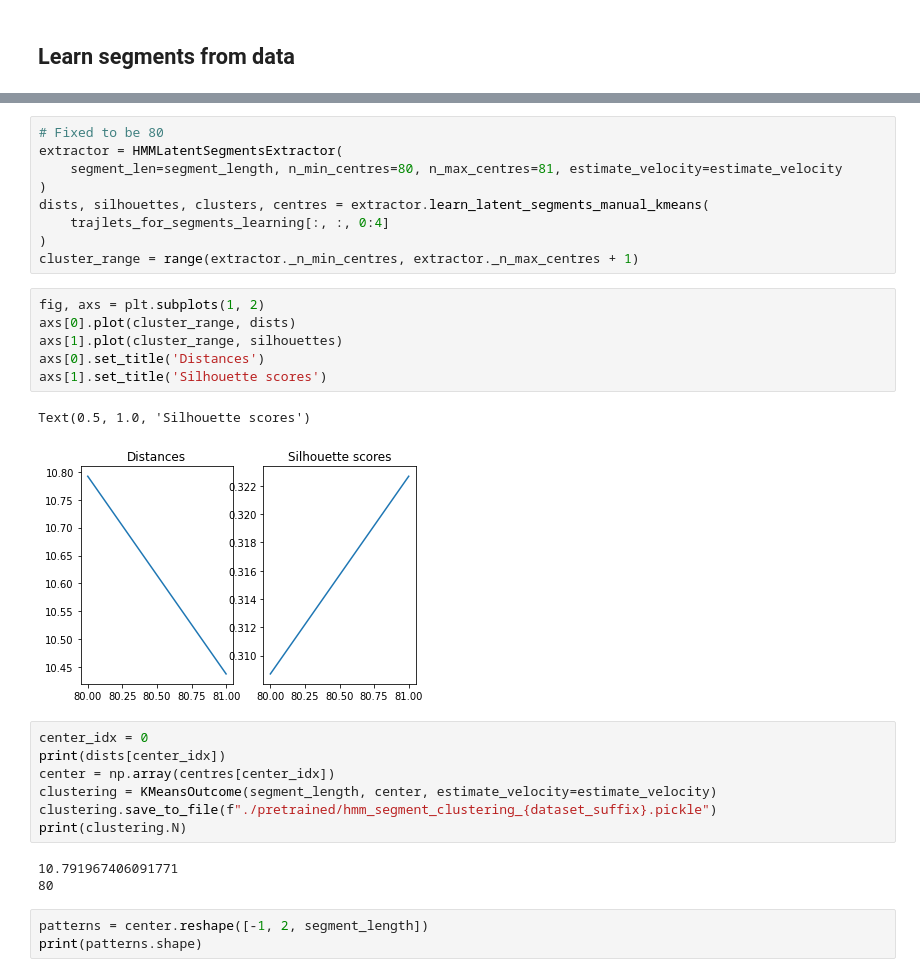
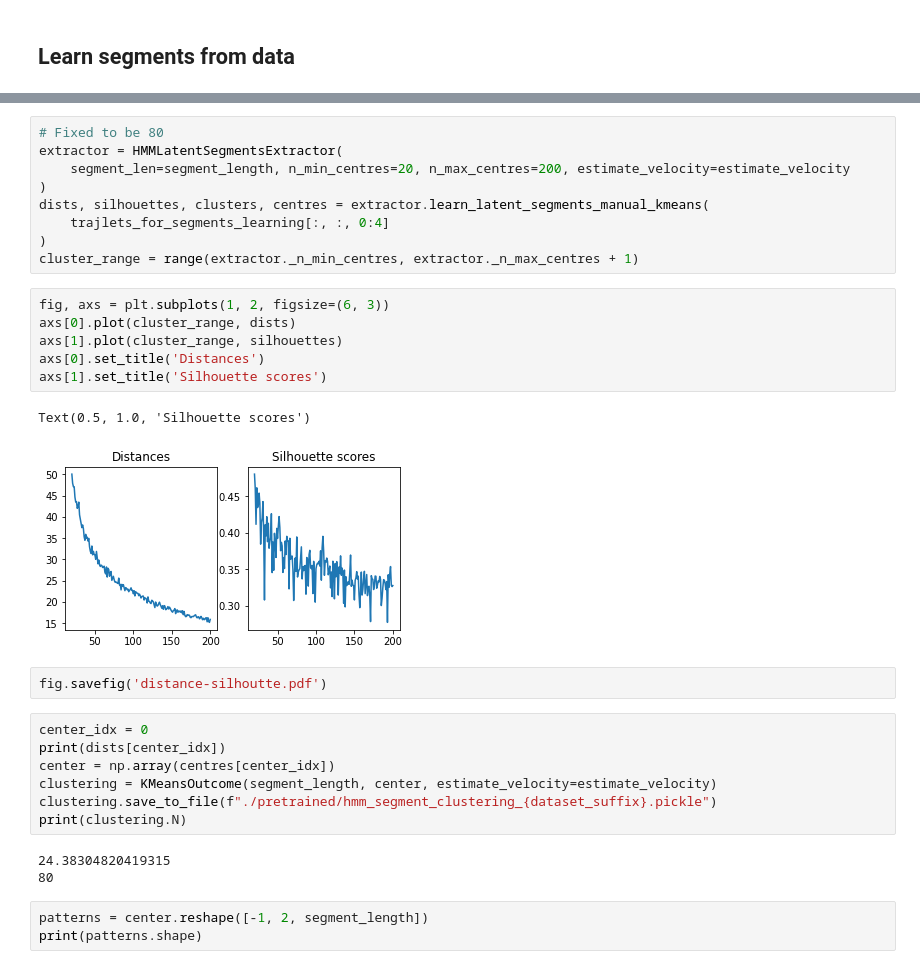
Before and after one commit to fengzileee/nus-cs5340, a Jupyter notebook: notebooks/hmm_latent_segments.ipynb, the cells around one changed output, grey strips where cells are left out. Drawn from its saved outputs; the diff is of its cells as text.

Commit message:
make plot

```diff
--- a/notebooks/hmm_latent_segments.ipynb
+++ b/notebooks/hmm_latent_segments.ipynb
@@ -145,21 +145,23 @@ for p in trajlets_for_segments_learning_normalized:
 # %%
 # Fixed to be 80
 extractor = HMMLatentSegmentsExtractor(
-    segment_len=segment_length, n_min_centres=80, n_max_centres=81, estimate_velocity=estimate_velocity
+    segment_len=segment_length, n_min_centres=20, n_max_centres=200, estimate_velocity=estimate_velocity
 )
 dists, silhouettes, clusters, centres = extractor.learn_latent_segments_manual_kmeans(
     trajlets_for_segments_learning[:, :, 0:4]
 )
 cluster_range = range(extractor._n_min_centres, extractor._n_max_centres + 1)
 # %%
-fig, axs = plt.subplots(1, 2)
+fig, axs = plt.subplots(1, 2, figsize=(6, 3))
 axs[0].plot(cluster_range, dists)
 axs[1].plot(cluster_range, silhouettes)
 axs[0].set_title('Distances')
 axs[1].set_title('Silhouette scores')
 # %% [output]
 Text(0.5, 1.0, 'Silhouette scores')
-[figure, old version]
+[figure, new version]
+# %%
+fig.savefig('distance-silhoutte.pdf')
 # %%
 center_idx = 0
 print(dists[center_idx])
@@ -168,7 +170,7 @@ clustering = KMeansOutcome(segment_length, center, estimate_velocity=estimate_ve
 clustering.save_to_file(f"./pretrained/hmm_segment_clustering_{dataset_suffix}.pickle")
 print(clustering.N)
 # %% [output]
-10.791967406091771
+24.38304820419315
 80
 # %%
 patterns = center.reshape([-1, 2, segment_length])
```
Also changed, not shown: parts of 15 cells of this notebook, 4 other files.
